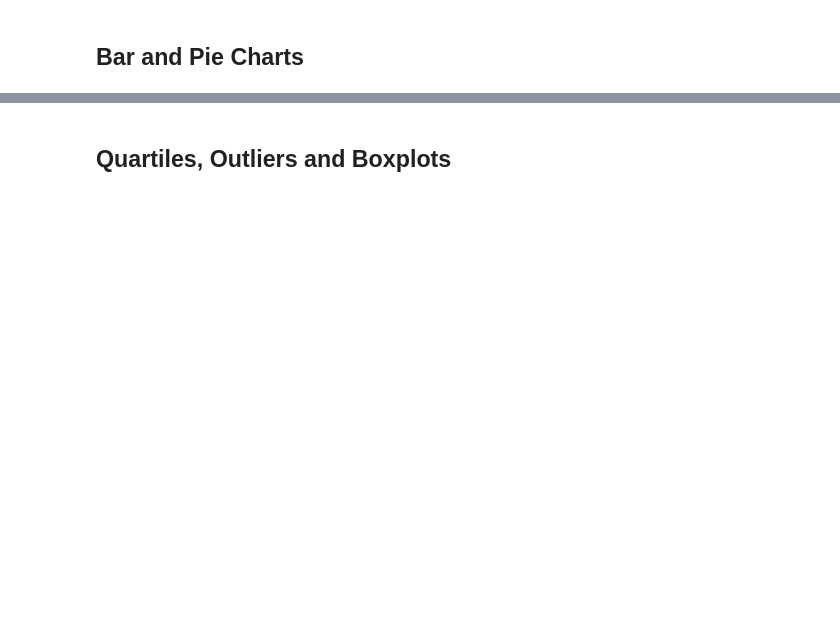
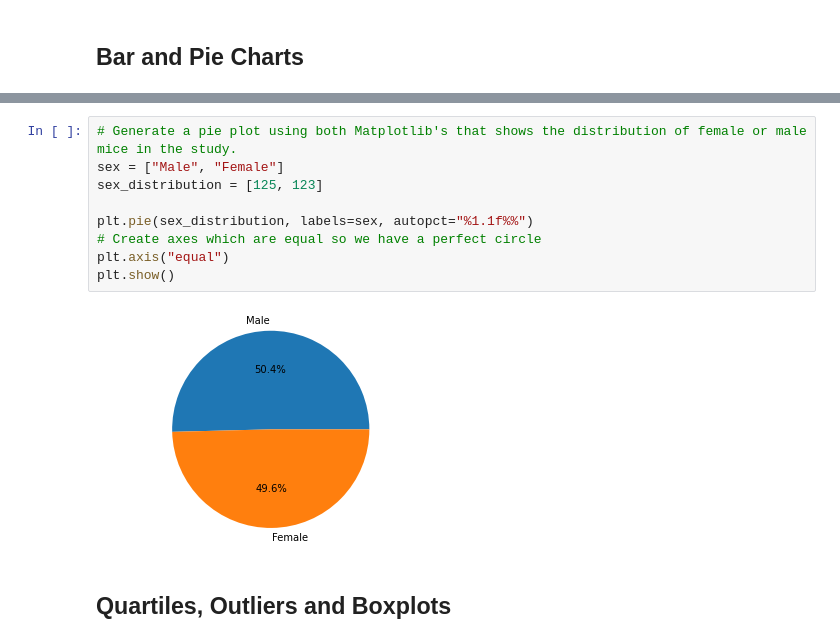
Before and after one commit to leniartemily/Pymaceuticals_Matplotlib, a Jupyter notebook: pymaceuticals_starter.ipynb, the cells around one changed output, grey strips where cells are left out. Saved outputs shown, nothing was run; the diff lists cells and outputs as text; blank space fills up the shorter version.

```diff
--- a/pymaceuticals_starter.ipynb
+++ b/pymaceuticals_starter.ipynb
@@ -86,3 +191,14 @@ len(clean_count_mouse["Mouse ID"].unique())
+# %%
+# Generate a pie plot using both Matplotlib's that shows the distribution of female or male mice in the study.
+sex = ["Male", "Female"]
+sex_distribution = [125, 123]
+
+plt.pie(sex_distribution, labels=sex, autopct="%1.1f%%")
+# Create axes which are equal so we have a perfect circle
+plt.axis("equal")
+plt.show()
+# %% [output]
+[figure, added]
 # %% [markdown]
 ## Quartiles, Outliers and Boxplots
 # %%
```
Also changed, not shown: parts of 29 cells of this notebook.
